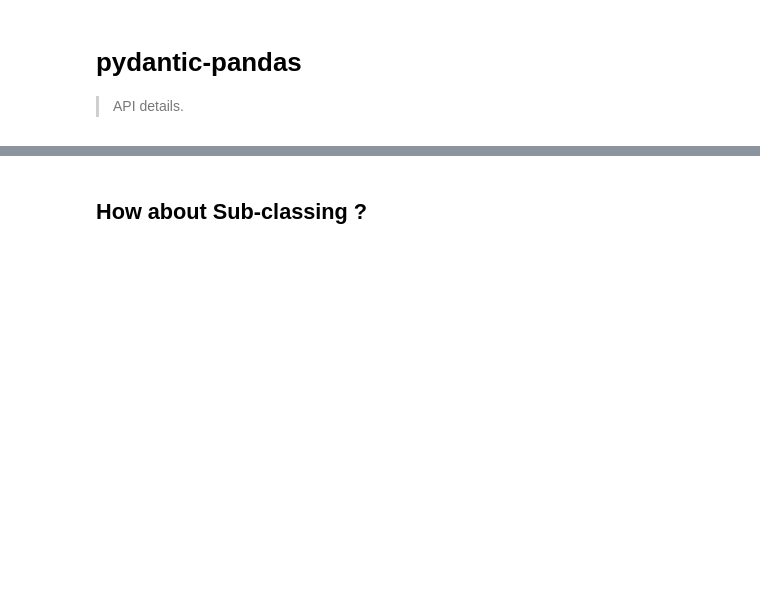
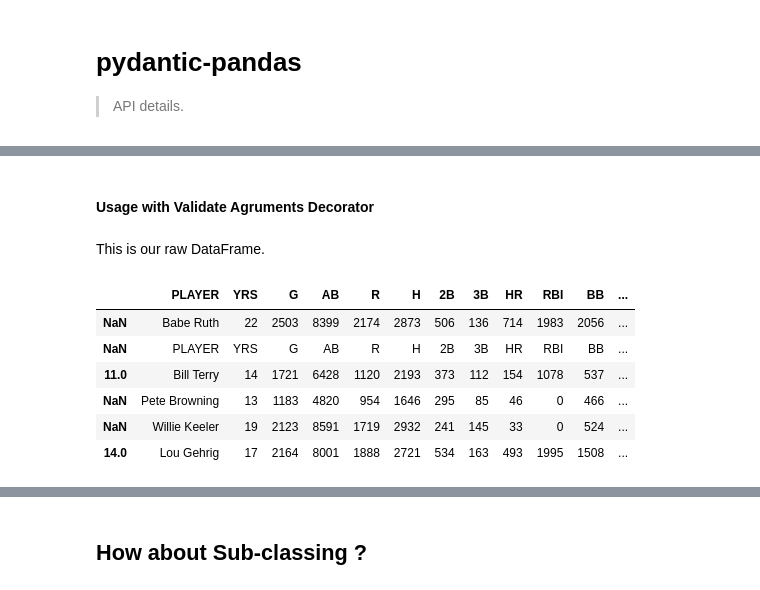
Before and after one commit to schlinkertc/pydantic-pandas, a Jupyter notebook: 00_core.ipynb, the cells around one changed output, grey strips where cells are left out. Cells and saved outputs as stored; diff of their text form; code cells hidden in the pictures; blank space fills up the shorter version.

```diff
--- a/00_core.ipynb
+++ b/00_core.ipynb
@@ -21,0 +482,2 @@ from pydantic_pandas.utils import delegates
+# %% [markdown]
+#### Usage with Validate Agruments Decorator
@@ -21,0 +500,13 @@ from pydantic_pandas.utils import delegates
+# %% [markdown]
+This is our raw DataFrame.
+# %%
+df = pd.read_html("https://www.espn.com/mlb/history/leaders",header=1,index_col=0)[0]
+df.iloc[9:15]
+# %% [output]
+|  | PLAYER | YRS | G | AB | R | H | 2B | 3B | HR | RBI | BB | ... |
+| NaN | Babe Ruth | 22 | 2503 | 8399 | 2174 | 2873 | 506 | 136 | 714 | 1983 | 2056 | ... |
+| NaN | PLAYER | YRS | G | AB | R | H | 2B | 3B | HR | RBI | BB | ... |
+| 11.0 | Bill Terry | 14 | 1721 | 6428 | 1120 | 2193 | 373 | 112 | 154 | 1078 | 537 | ... |
+| NaN | Pete Browning | 13 | 1183 | 4820 | 954 | 1646 | 295 | 85 | 46 | 0 | 466 | ... |
+| NaN | Willie Keeler | 19 | 2123 | 8591 | 1719 | 2932 | 241 | 145 | 33 | 0 | 524 | ... |
+| 14.0 | Lou Gehrig | 17 | 2164 | 8001 | 1888 | 2721 | 534 | 163 | 493 | 1995 | 1508 | ... |
```
Also changed, not shown: parts of 68 cells of this notebook, 2 other files.
